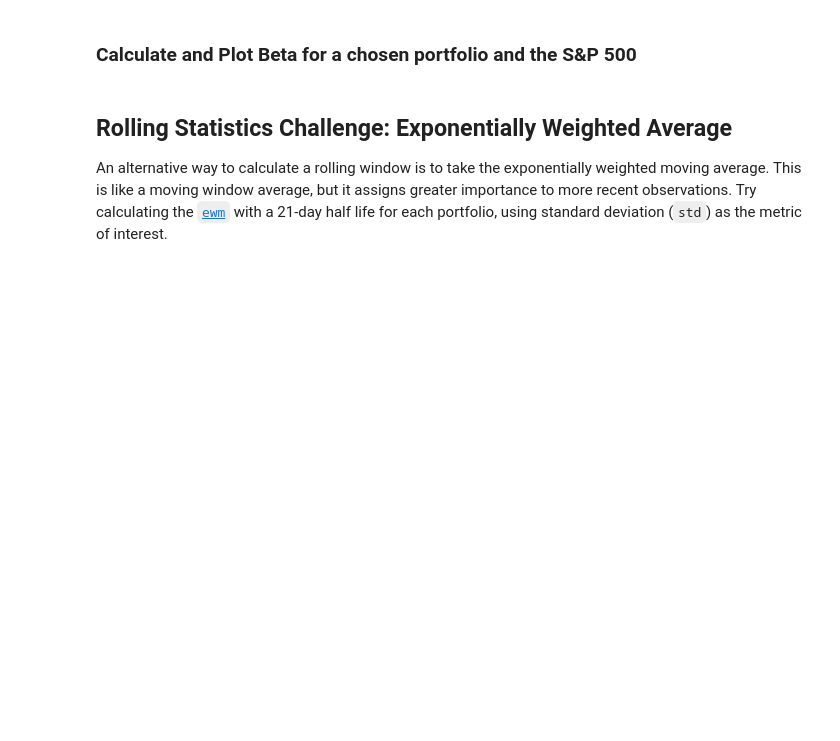
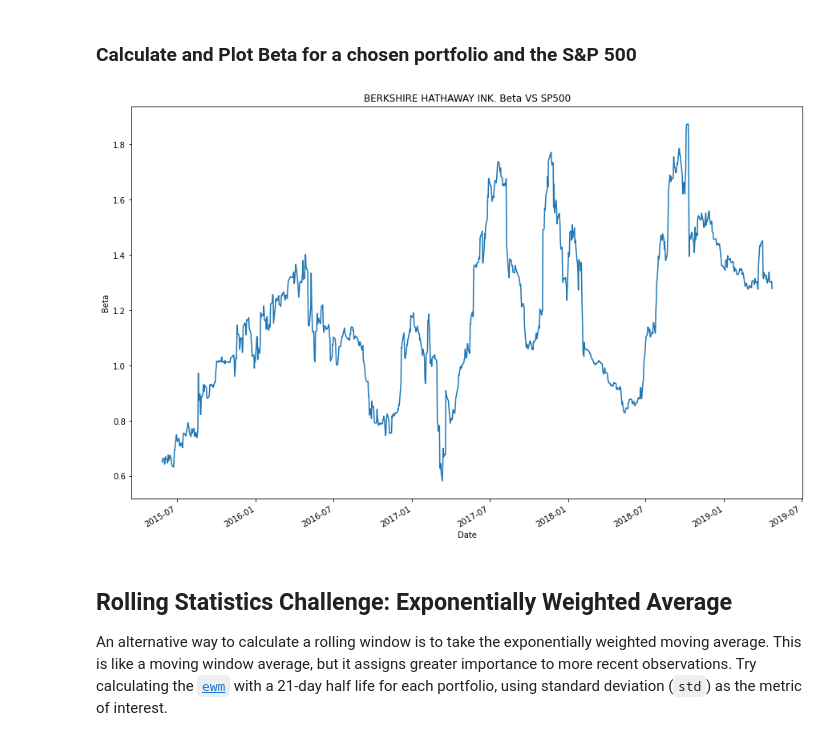
Before and after one commit to majikthise911/Homework_3_Pandas, a Jupyter notebook: Starter_Code/whale_analysis.ipynb, the cells around one changed output. Cells and saved outputs as stored; diff of their text form; code cells hidden in the pictures; blank space fills up the shorter version.

```diff
--- a/Starter_Code/whale_analysis.ipynb
+++ b/Starter_Code/whale_analysis.ipynb
@@ -344,12 +344,14 @@ correlation.style.background_gradient(cmap='coolwarm')
 ### Calculate and Plot Beta for a chosen portfolio and the S&P 500
 # %%
 # Calculate covariance of a single portfolio
-
+covariance = joined_data['BERKSHIRE HATHAWAY INC'].rolling(window = 60).cov(joined_data['SP500_Daily_Returns'])
 # Calculate variance of S&P 500
-
+variance = joined_data['SP500_Daily_Returns'].rolling(window = 60).var()
 # Computing beta
-
+beta = (covariance/variance).plot(figsize = (15,10), title = 'BERKSHIRE HATHAWAY INK. Beta VS SP500', ylabel = 'Beta', xlabel = 'Date')
 # Plot beta trend
+# %% [output]
+[figure, added]
 # %% [markdown]
 ## Rolling Statistics Challenge: Exponentially Weighted Average
 
```
Also changed, not shown: parts of 4 cells of this notebook.
